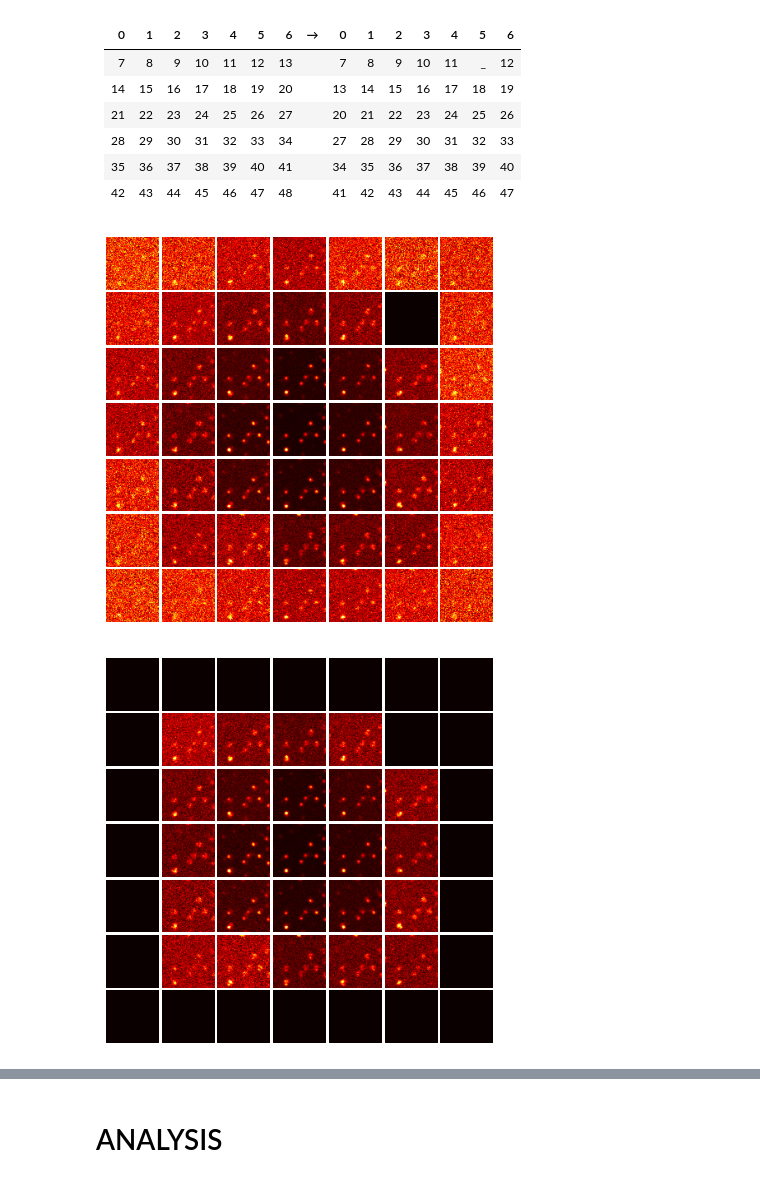
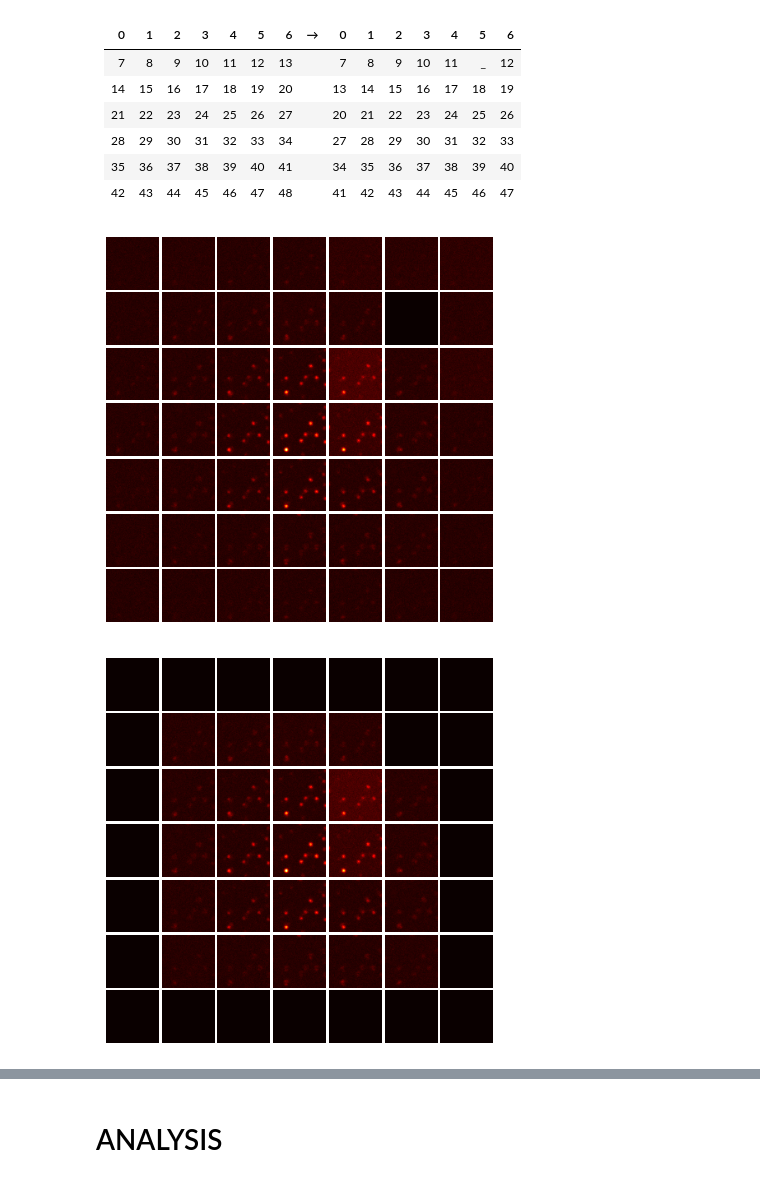
Before and after one commit to CarminatiGiovanni/tesi, a Jupyter notebook: ISM_only.ipynb, the cells around one changed output, grey strips where cells are left out. Drawn from its saved outputs; the diff is of its cells as text; code cells hidden in the pictures.

```diff
--- a/ISM_only.ipynb
+++ b/ISM_only.ipynb
@@ -240,6 +240,24 @@ fig.update_layout(
 )
 
 fig.show()
+# %%
+vmax = np.max(CONFOCAL_D7)
+vmin = 0
+
+
+# gra.ShowImg(CENTRAL_D0,pxsize_x=pxsizex, vmax=vmax, vmin=vmin)
+# plt.savefig('docs/images/ISM/conf_D0_2.png', dpi=300, bbox_inches='tight')
+# gra.ShowImg(CONFOCAL_D1,pxsize_x=pxsizex, vmax=vmax, vmin=vmin)
+# plt.savefig('docs/images/ISM/conf_D1_2.png', dpi=300, bbox_inches='tight')
+# gra.ShowImg(CONFOCAL_D3,pxsize_x=pxsizex, vmax=vmax, vmin=vmin)
+# plt.savefig('docs/images/ISM/conf_D3_2.png', dpi=300, bbox_inches='tight')
+# gra.ShowImg(CONFOCAL_D5,pxsize_x=pxsizex, vmax=vmax, vmin=vmin)
+# plt.savefig('docs/images/ISM/conf_D5_2.png', dpi=300, bbox_inches='tight')
+# gra.ShowImg(CONFOCAL_D7,pxsize_x=pxsizex, vmax=vmax, vmin=vmin)
+# plt.savefig('docs/images/ISM/conf_D7_2.png', dpi=300, bbox_inches='tight')
+
+
+plt.show()
 # %% [markdown]
 ### RIASSUNTO METADATA:
 
@@ -269,7 +287,7 @@ data [z,r,y,x,t,ch] <br> d3, d5, d1 [y,x,t,ch] <br>datacut [y,x,t,ch] (- D0 12)
 | 35 | 36 | 37 | 38 | 39 | 40 | 41 |       | 34 | 35 | 36 | 37 | 38 | 39 | 40 |
 | 42 | 43 | 44 | 45 | 46 | 47 | 48 |       | 41 | 42 | 43 | 44 | 45 | 46 | 47 |
 # %%
-def show_Dn(d, figsize=(5,5)):
+def show_Dn(d, figsize=(5,5), vmax=None, vmin=0):
     fig, axes = plt.subplots(7, 7, figsize=figsize)
 
     if d.shape[-1] == 24:  # d5
@@ -286,16 +304,17 @@ def show_Dn(d, figsize=(5,5)):
             axes[i, j].imshow(np.zeros_like(d[:, :, 0]), cmap='hot')
             axes[i, j].axis('off')
             if idx in indexes:
-                im = axes[i, j].imshow(d[:, :, indexes.index(idx)], cmap='hot')
+                im = axes[i, j].imshow(d[:, :, indexes.index(idx)], cmap='hot', vmax=vmax, vmin=vmin)
                 axes[i, j].set_xticks([])
                 axes[i, j].set_yticks([])
     plt.subplots_adjust(wspace=0.05, hspace=0.05)
     plt.show()
 # %%
-show_Dn(d7)
-show_Dn(d5)
-show_Dn(d3)
-show_Dn(d1)
+vmax = np.max(d7)
+show_Dn(d7,vmax=vmax, vmin=0)
+show_Dn(d5,vmax=vmax, vmin=0)
+show_Dn(d3,vmax=vmax, vmin=0)
+show_Dn(d1,vmax=vmax, vmin=0)
 # %% [output]
-[figure, old version]
+[figure, new version]
-[figure, old version]
+[figure, new version]
```
Also changed, not shown: parts of 9 cells of this notebook, 1 other file.
